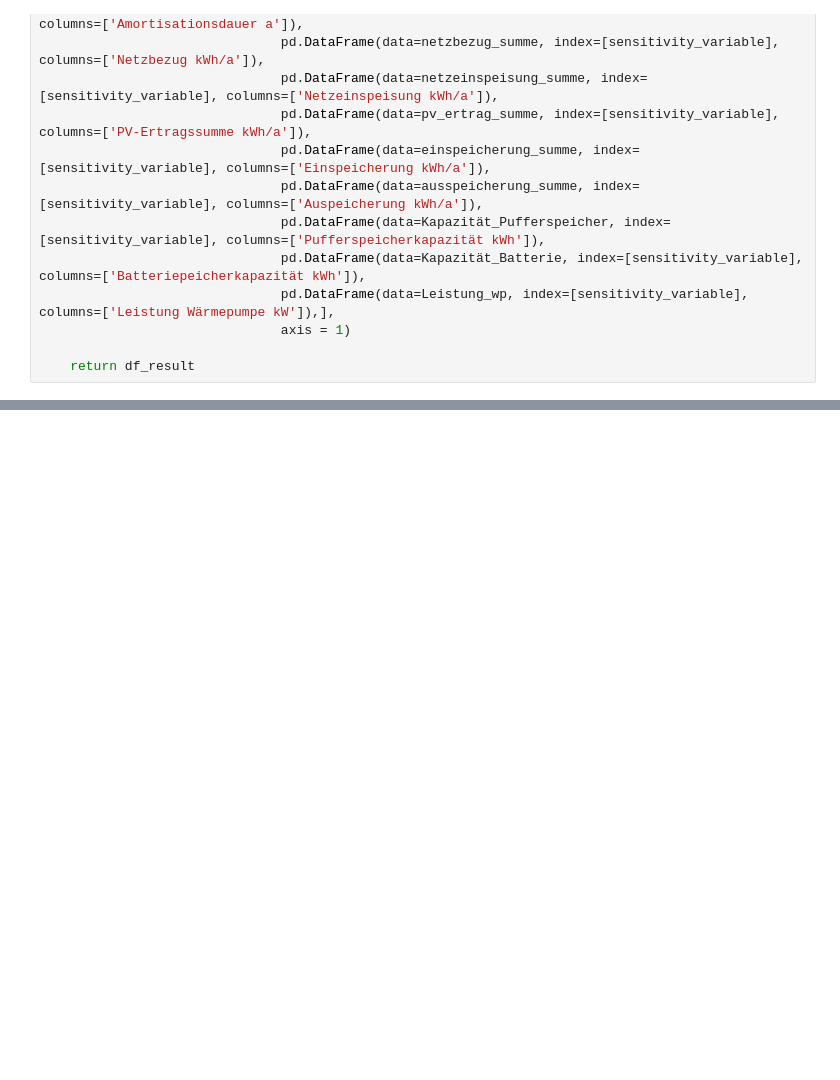
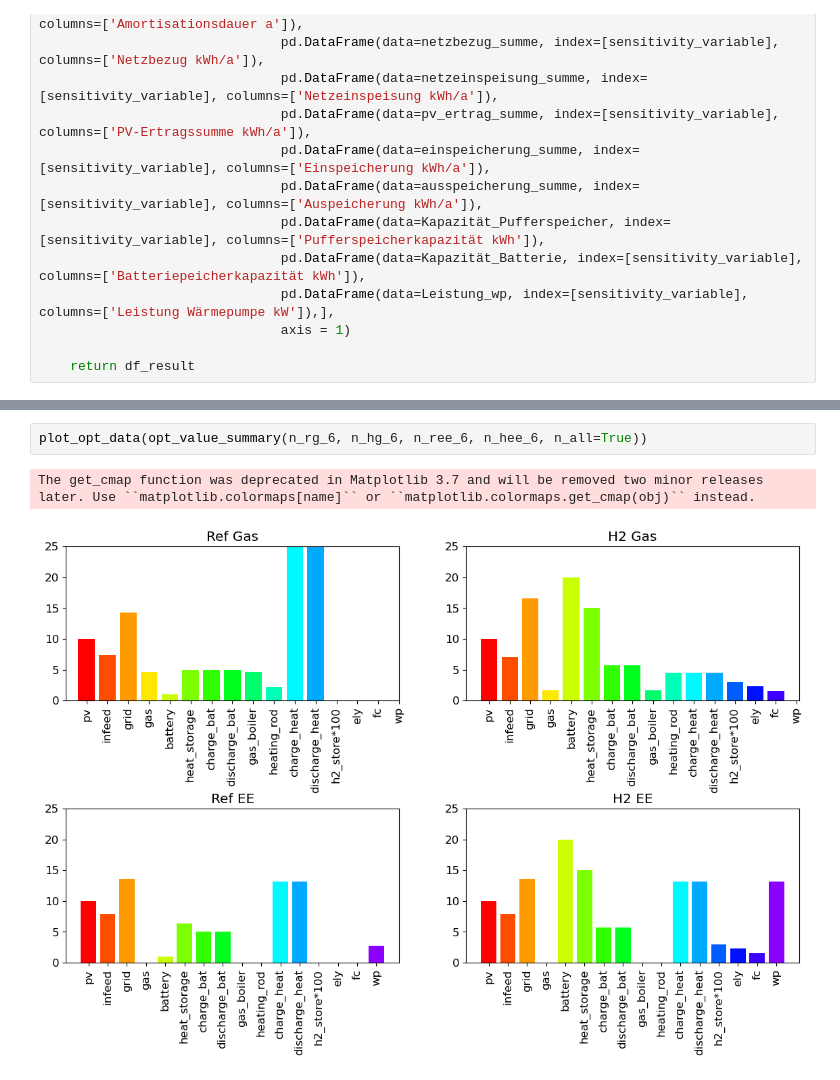
Before and after one commit to aalushi/ModellierungSoSe23, a Jupyter notebook: Projekt_Autarkie_Gruppe3/Projektnotebook_Autarkie_Projektgruppe3-Copy1.ipynb, the cells around one changed output, grey strips where cells are left out. Saved outputs shown, nothing was run; the diff lists cells and outputs as text; blank space fills up the shorter version.

```diff
--- a/Projekt_Autarkie_Gruppe3/Projektnotebook_Autarkie_Projektgruppe3-Copy1.ipynb
+++ b/Projekt_Autarkie_Gruppe3/Projektnotebook_Autarkie_Projektgruppe3-Copy1.ipynb
@@ -1345,0 +1953,5 @@ result_h2 = auswertungsfunktion(n_h2)
+# %%
+plot_opt_data(opt_value_summary(n_rg_6, n_hg_6, n_ree_6, n_hee_6, n_all=True))
+# %% [output]
+The get_cmap function was deprecated in Matplotlib 3.7 and will be removed two minor releases later. Use ``matplotlib.colormaps[name]`` or ``matplotlib.colormaps.get_cmap(obj)`` instead.
+[figure, added]
```
Also changed, not shown: parts of 54 cells of this notebook.
